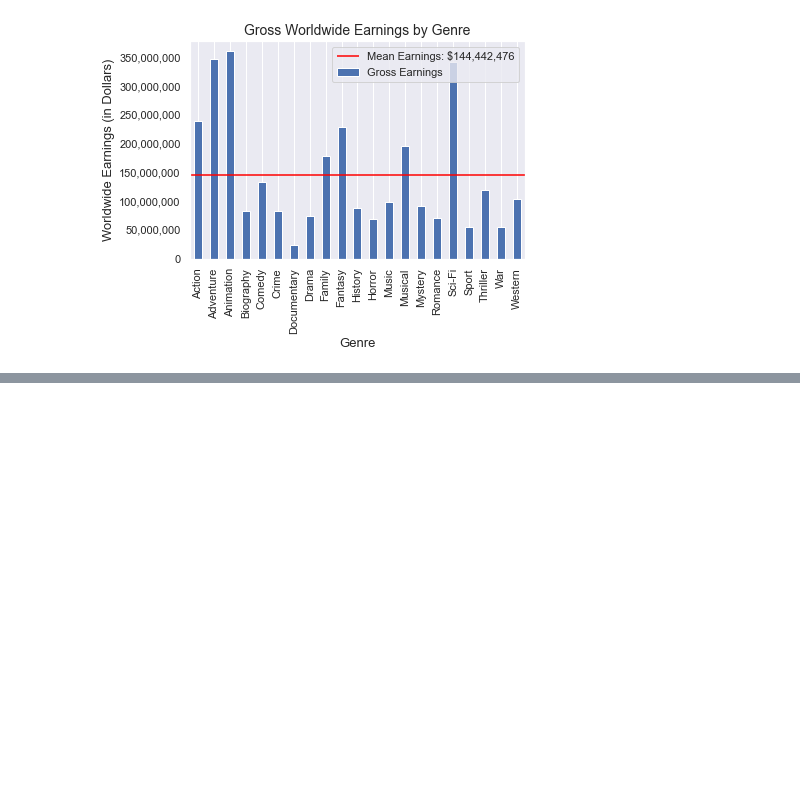
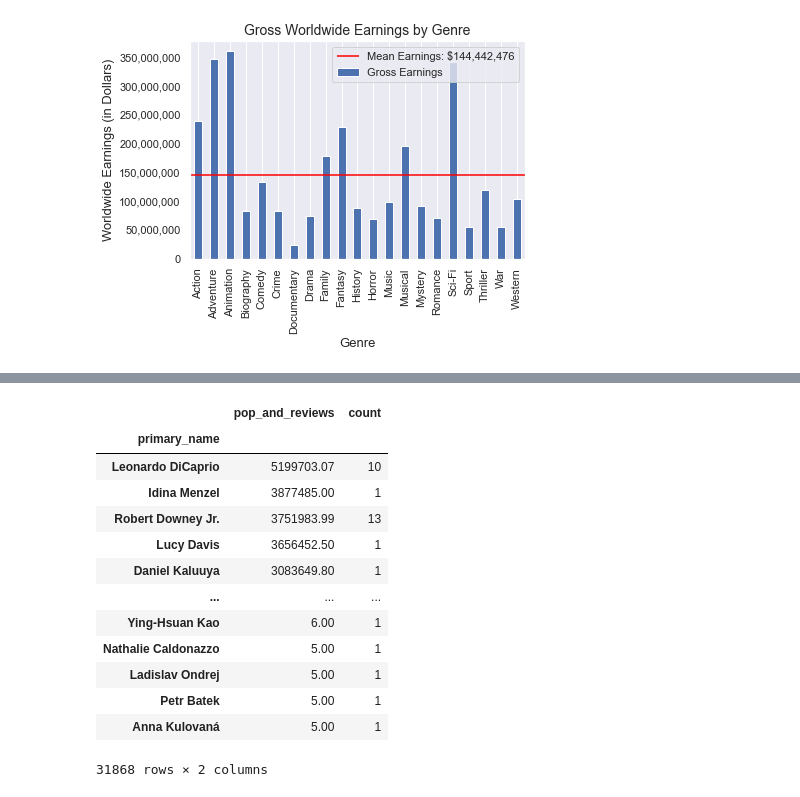
Before and after one commit to alexiskedo/Analyzing-Film-Production-Data, a Jupyter notebook: Kedo_Phase1ProjectNotebook.ipynb, the cells around one changed output, grey strips where cells are left out. Cells and saved outputs as stored; diff of their text form; code cells hidden in the pictures; blank space fills up the shorter version.

```diff
--- a/Kedo_Phase1ProjectNotebook.ipynb
+++ b/Kedo_Phase1ProjectNotebook.ipynb
@@ -974,6 +1187,25 @@ simple_actors_and_ratings.sort_values(by=['popularity_&_rating'],ascending=False
 # %%
+#The top 5 actors above are most likely all at the top because they were in Inception
+#We need to aggregate by average rating to take into account number of movies an actor has been in,
+#So the data is not skewed towards actors who have been in a single megahit movie like Inception.
 # Group by nconst and then get name later on; merge on nconst
 actors_ranking = simple_actors_and_ratings.groupby(by=['primary_name']).agg(['mean','count'],as_index=False)
 actors_ranking = actors_ranking.rename(columns={'mean':'pop_and_reviews','count':'count'})
 actors_ranking.columns = actors_ranking.columns.droplevel(0)
 actors_ranking = actors_ranking.sort_values(by=['pop_and_reviews'],ascending=False)
+actors_ranking
+# %% [output]
+|  | pop_and_reviews | count |
+| primary_name |  |  |
+| Leonardo DiCaprio | 5199703.07 | 10 |
+| Idina Menzel | 3877485.00 | 1 |
+| Robert Downey Jr. | 3751983.99 | 13 |
+| Lucy Davis | 3656452.50 | 1 |
+| Daniel Kaluuya | 3083649.80 | 1 |
+| ... | ... | ... |
+| Ying-Hsuan Kao | 6.00 | 1 |
+| Nathalie Caldonazzo | 5.00 | 1 |
+| Ladislav Ondrej | 5.00 | 1 |
+| Petr Batek | 5.00 | 1 |
+| Anna Kulovaná | 5.00 | 1 |
+31868 rows × 2 columns
```
Also changed, not shown: parts of 60 cells of this notebook, 1 other file.
